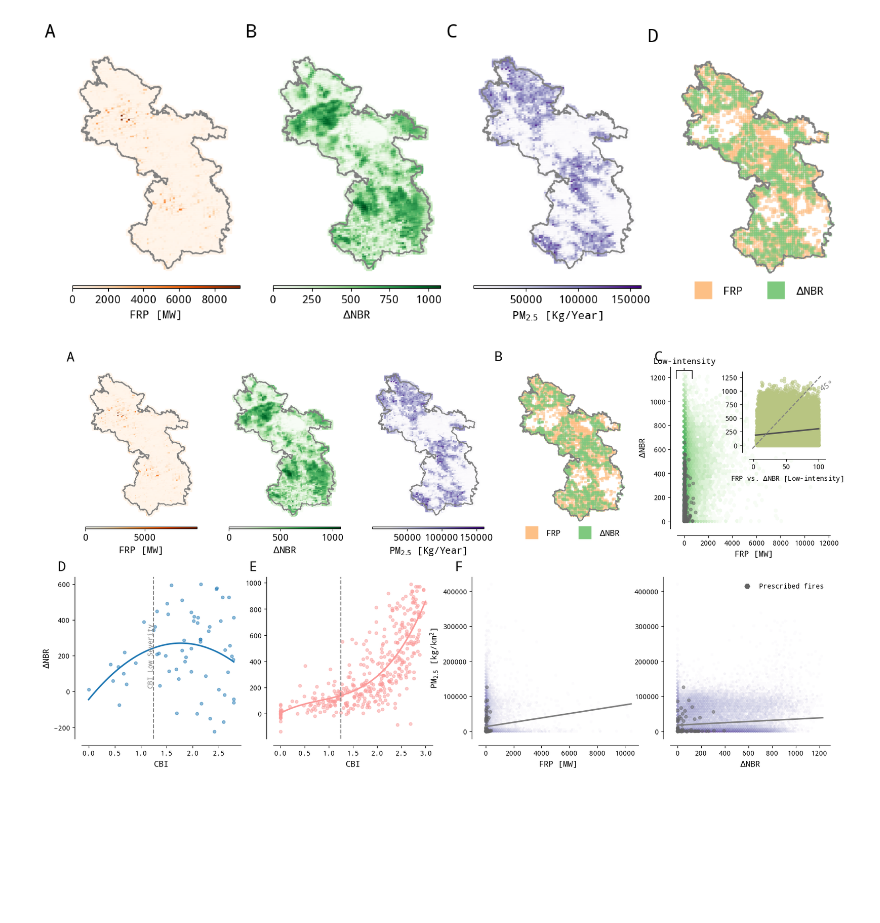
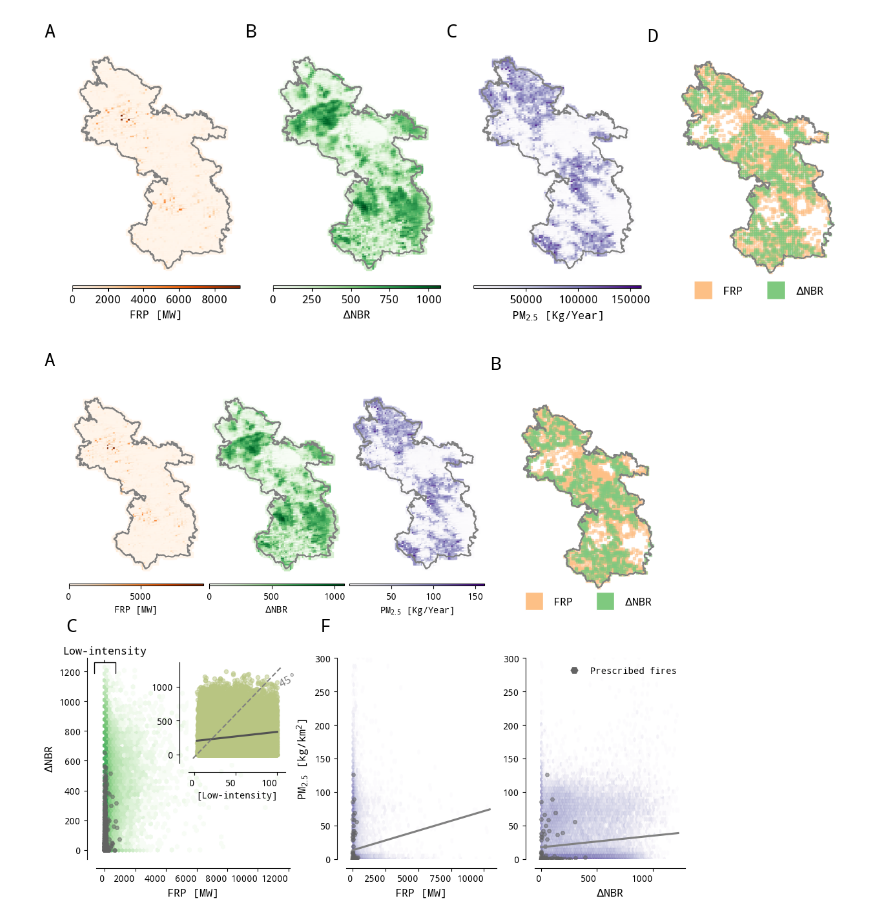
Before and after one commit to echolab-stanford/prescribed_fires, a Jupyter notebook: analysis/plot_data.ipynb, the cells around one changed output. Drawn from its saved outputs; the diff is of its cells as text; code cells hidden in the pictures; blank space fills up the shorter version.

```diff
--- a/analysis/plot_data.ipynb
+++ b/analysis/plot_data.ipynb
@@ -316,6 +60,7 @@ emissions_all = pd.read_feather(
     "/mnt/sherlock/oak/prescribed_data/processed/emissions_finn/finn_GEOSCHEM_mean.feather"
 )
 emissions_all["year"] = emissions_all["time"].dt.year
+emissions_all["PM25"] = emissions_all["PM25"] * 0.001  # Convert to Tons
 # %%
 from prescribed.plot import data_fire_plot
 
@@ -523,14 +283,17 @@ from matplotlib.gridspec import GridSpecFromSubplotSpec
 from mpl_toolkits.axes_grid1 import make_axes_locatable
 from mpl_toolkits.axes_grid1.inset_locator import inset_axes
 
-fig = plt.figure(figsize=(20, 10))
-spec = fig.add_gridspec(2, 4, hspace=0.3, wspace=0.3)
+# Set the font size to be 12
+plt.rcParams["font.size"] = 10
+
+fig = plt.figure(figsize=(10, 8.5), layout="compressed")
+spec = fig.add_gridspec(2, 3)
 
 ################################################################################
 ############################# PLOT FIRE DYNAMICS MAPS ##########################
 ################################################################################
 
-subspec = GridSpecFromSubplotSpec(1, 4, subplot_spec=spec[0, 0:-1])
+subspec = GridSpecFromSubplotSpec(1, 3, subplot_spec=spec[0, 0:-1])
 
 # Plot FRP
 ax = fig.add_subplot(subspec[0, 0])
@@ -585,7 +348,8 @@ fire.plot(
 template_plots(ax, xlab="", ylab="", no_axis=True)
 
 # Plot treatments
-ax = fig.add_subplot(subspec[0, 3])
+ax = fig.add_subplot(spec[0, 2])
+
 mtbs_ca[mtbs_ca.Event_ID == event_id].boundary.plot(ax=ax, color="Grey")
 
 # Plot with divergent color scheme
@@ -620,7 +384,7 @@ ax.legend(
 ########################### DNBR and FRP relationship ##########################
 ################################################################################
 
-ax = fig.add_subplot(spec[0, -1])
+ax = fig.add_subplot(spec[1, 0])
 
 # Create an inset plot to the main plot located to the top right
 axins = inset_axes(ax, width="50%", height="50%", loc=1)
@@ -638,7 +402,14 @@ fires.plot.hexbin(
 
 # Plot the prescribed fires in gray
 fires[(fires["prescribed"] == 1)].plot.scatter(
-    x="frp", y="dnbr", c="#636363", ax=ax, alpha=0.5, colorbar=False, fontsize=10
+    x="frp",
+    y="dnbr",
+    c="#636363",
+    ax=ax,
+    alpha=0.5,
+    colorbar=False,
+    fontsize=10,
+    marker="H",
 )
 
 template_plots(ax, xlab="FRP [MW]", ylab=r"$\Delta$NBR", label="C")
@@ -668,71 +439,23 @@ sns.regplot(
     scatter=False,
     ax=axins,
     color="#525252",
-    robust=True,
+    robust=False,
 )
 template_plots(axins, xlab="", ylab="", diag=True)
 
 # Add text in the same color over the 45-degree.
 axins.text(100, 1000, "45°", rotation=28, color="gray", fontsize=12)
-axins.set_title("FRP vs. $\Delta$NBR [Low-intensity]", fontsize=10, y=-0.4)
-
-################################################################################
-########################## CBI AND INTENSITY/SEVERITY ##########################
-################################################################################
-
-subspec = GridSpecFromSubplotSpec(1, 2, subplot_spec=spec[1, 0:2])
-
-axs = [fig.add_subplot(subspec[0, 0]), fig.add_subplot(subspec[0, 1])]
-c_map = ["#1f78b4", "#fb9a99"]
-labs = ["D", "E"]
-# Plor CBI against dNBR_val by land type
-for idx, (lt, col, ax, lab) in enumerate(
-    zip(data["land_type_name"].unique(), c_map, axs, labs)
-):
-    data_lt = data[data["land_type_name"] == lt].dropna()
-    data_lt.plot.scatter("Cbi", "nbr_offset", ax=ax, color=col, alpha=0.5)
-    # Add regression line
-    sns.regplot(
-        x="Cbi",
-        y="nbr_offset",
-        data=data_lt,
-        scatter=False,
-        color=col,
-        ax=ax,
-        order=results[results["land_type_name"] == lt]["best_degree"]
-        .astype(int)
-        .values[0],
-        ci=False,
-    )
-
-    # Do a vertical line at 1.25
-    ax.axvline(x=1.25, color="gray", linestyle="--")
-
-    if idx == 0:
-        # Add vertical text next to the line
-        ax.text(
-            1.20,
-            200,
-            "CBI Low Severity",
-            color="gray",
-            fontsize=10,
-            rotation=90,
-            verticalalignment="center",
-            horizontalalignment="center",
-        )
-        template_plots(ax, xlab="CBI", ylab=r"$\Delta$NBR", label=lab)
-
-    else:
-        template_plots(ax, xlab="CBI", ylab="", label=lab)
+axins.set_title("[Low-intensity]", fontsize=10, y=-0.4)
 
 
 ################################################################################
 ####################### EMISSIONS AND INTENSITY/SEVERITY #######################
 ################################################################################
 
-subspec = GridSpecFromSubplotSpec(1, 2, subplot_spec=spec[1, 2:4])
+subspec = GridSpecFromSubplotSpec(1, 2, subplot_spec=spec[1, 1:3])
+ax = fig.add_subplot(subspec[0, 0])
 
-ax = fig.add_subplot(subspec[0, 0])
+# ax = fig.add_subplot(spec[1, 1])
 
 fires.plot.hexbin(
     "frp",
@@ -744,6 +467,8 @@ fires.plot.hexbin(
     colorbar=False,
     cmap="Purples",
 )
+# Set y-axis limit to 1000
+ax.set_ylim(0, 300)
 
 # Color hex in gray if frp is less than 100
 fires[fires.prescribed == 1].plot.scatter(
@@ -751,6 +476,7 @@ fires[fires.prescribed == 1].plot.scatter(
     "PM25",
     ax=ax,
     alpha=0.5,
+    marker="H",
     color="#636363",
 )
 
@@ -768,6 +494,7 @@ sns.regplot(
 template_plots(ax, xlab="FRP [MW]", ylab=r"PM$_{2.5}$ [kg/km$^2$]", label="F")
 
 ax = fig.add_subplot(subspec[0, 1], sharey=ax)
+# ax = fig.add_subplot(spec[1, 2])
 
 fires.plot.hexbin(
     "dnbr",
@@ -780,40 +507,44 @@ fires.plot.hexbin(
     cmap="Purples",
 )
 
+# Set y-axis limit to 1000
+ax.set_ylim(0, 300)
+
 # Color hex in red if frp is less than 100
 fires[fires.prescribed == 1].plot.scatter(
     "dnbr",
     "PM25",
     ax=ax,
     alpha=0.5,
+    marker="H",
     color="#636363",
 )
 
 # Add regression line w/ seaborn
 sns.regplot(
     x="dnbr",
     y="PM25",
     data=fires,
     scatter=False,
     color="gray",
     ax=ax,
     ci=True,
     robust=False,
 )
 
 template_plots(ax, ylab="", xlab=r"$\Delta$NBR")
 
 # Add a legend with a single red hexagon for the treatment
 ax.legend(
     [
         plt.Line2D(
             [1], [0], marker="H", color="w", markerfacecolor="#636363", markersize=10
         ),
     ],
     ["Prescribed fires"],
     fontsize=10,
     frameon=False,
 )
 plt.savefig("../figs/potential_fig1.png", bbox_inches="tight", dpi=300)
 # %% [output]
-[figure, old version]
+[figure, new version]
```
Also changed, not shown: parts of 12 cells of this notebook, 7 other files.
